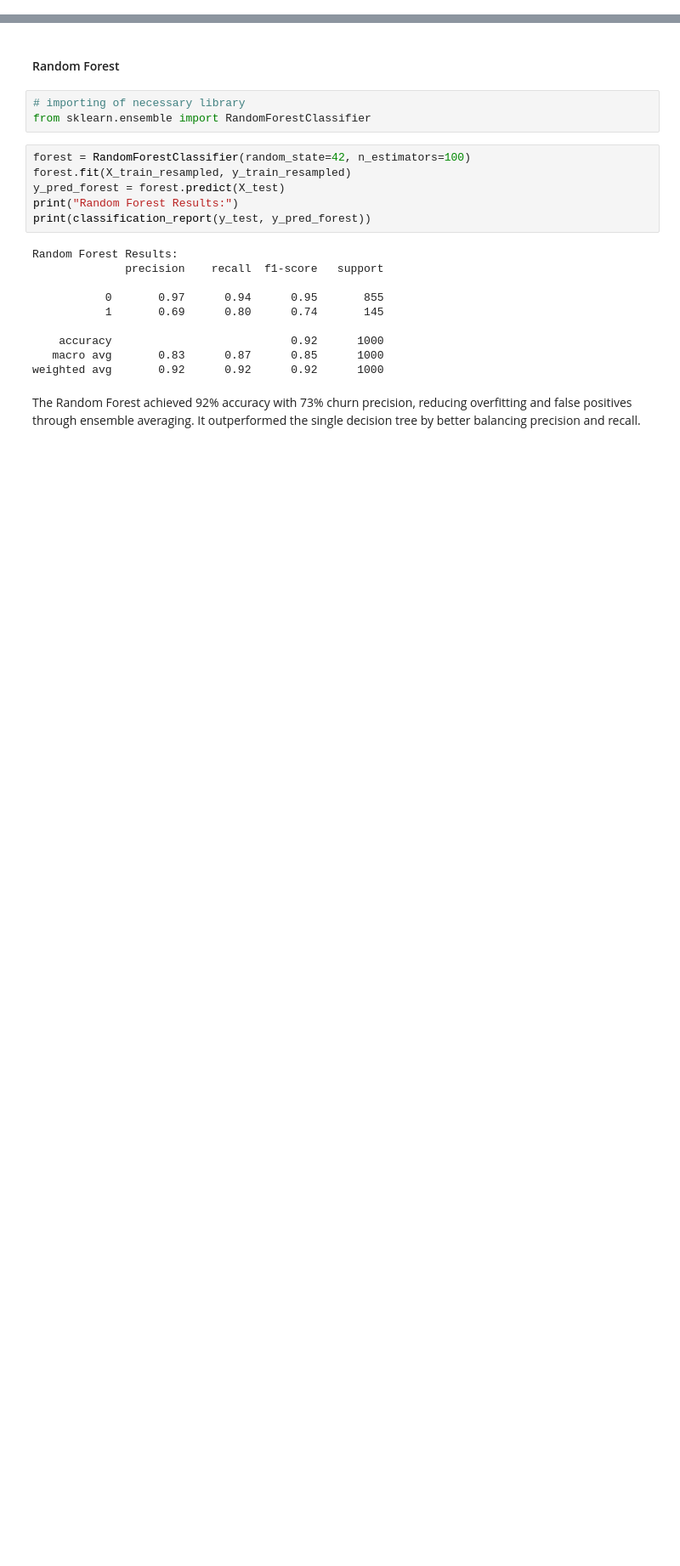
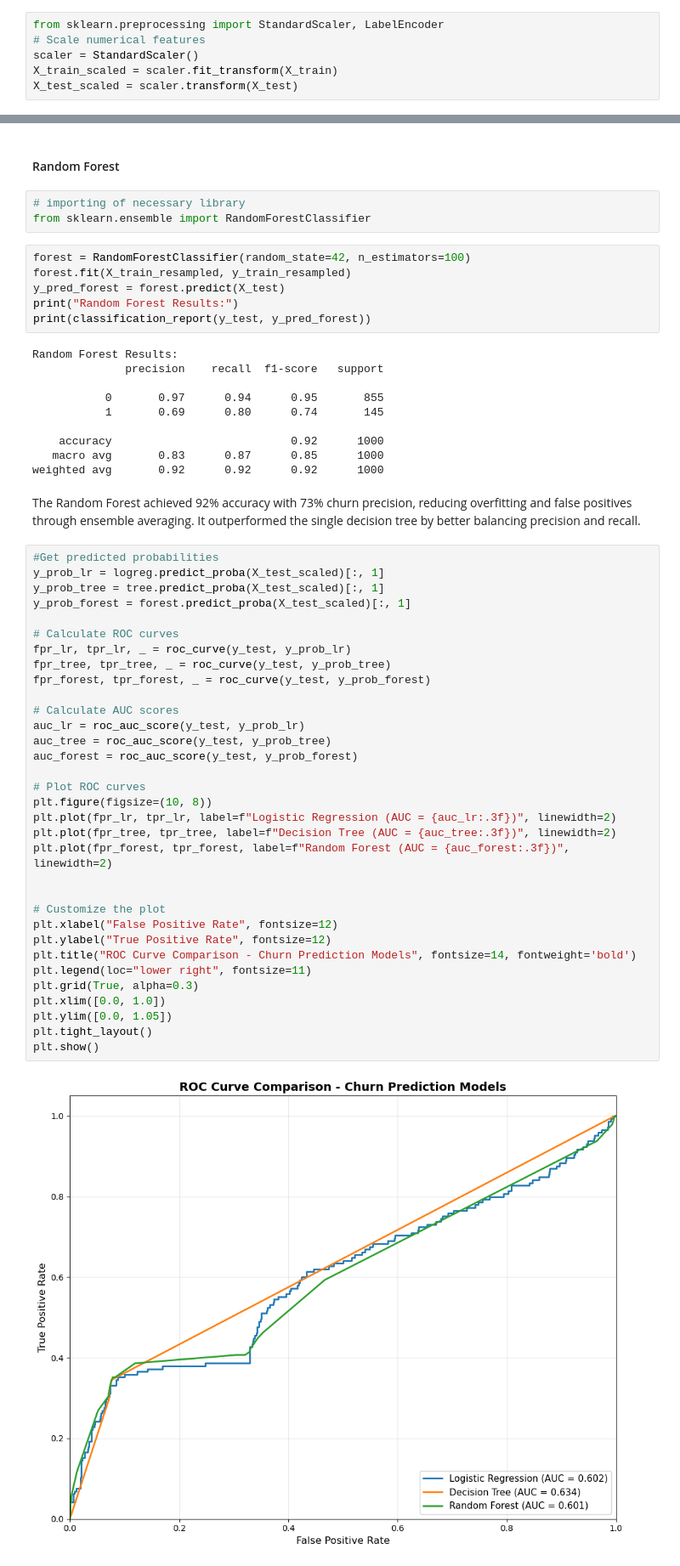
Before and after one commit to Limo-Vincent/Group_9_Phase_3_project, a Jupyter notebook: jupyter_notebook.ipynb, the cells around one changed output, grey strips where cells are left out. Shown: that part at 85% size. Saved outputs shown, nothing was run; the diff lists cells and outputs as text; blank space fills up the shorter version.

Commit message:
final modelling

```diff
--- a/jupyter_notebook.ipynb
+++ b/jupyter_notebook.ipynb
@@ -470,6 +470,12 @@ After SMOTE: churn
 0    1995
 1    1995
 Name: count, dtype: int64
+# %%
+from sklearn.preprocessing import StandardScaler, LabelEncoder
+# Scale numerical features
+scaler = StandardScaler()
+X_train_scaled = scaler.fit_transform(X_train)
+X_test_scaled = scaler.transform(X_test)
 # %% [markdown]
 ### Modelling
 # %% [markdown]
@@ -566,3 +572,38 @@ Random Forest Results:
 weighted avg       0.92      0.92      0.92      1000
 # %% [markdown]
 The Random Forest achieved 92% accuracy with 73% churn precision, reducing overfitting and false positives through ensemble averaging. It outperformed the single decision tree by better balancing precision and recall.
+# %%
+#Get predicted probabilities
+y_prob_lr = logreg.predict_proba(X_test_scaled)[:, 1]
+y_prob_tree = tree.predict_proba(X_test_scaled)[:, 1]
+y_prob_forest = forest.predict_proba(X_test_scaled)[:, 1]
+
+# Calculate ROC curves
+fpr_lr, tpr_lr, _ = roc_curve(y_test, y_prob_lr)
+fpr_tree, tpr_tree, _ = roc_curve(y_test, y_prob_tree)
+fpr_forest, tpr_forest, _ = roc_curve(y_test, y_prob_forest)
+
+# Calculate AUC scores
+auc_lr = roc_auc_score(y_test, y_prob_lr)
+auc_tree = roc_auc_score(y_test, y_prob_tree)
+auc_forest = roc_auc_score(y_test, y_prob_forest)
+
+# Plot ROC curves
+plt.figure(figsize=(10, 8))
+plt.plot(fpr_lr, tpr_lr, label=f"Logistic Regression (AUC = {auc_lr:.3f})", linewidth=2)
+plt.plot(fpr_tree, tpr_tree, label=f"Decision Tree (AUC = {auc_tree:.3f})", linewidth=2)
+plt.plot(fpr_forest, tpr_forest, label=f"Random Forest (AUC = {auc_forest:.3f})", linewidth=2)
+
+
+# Customize the plot
+plt.xlabel("False Positive Rate", fontsize=12)
+plt.ylabel("True Positive Rate", fontsize=12)
+plt.title("ROC Curve Comparison - Churn Prediction Models", fontsize=14, fontweight='bold')
+plt.legend(loc="lower right", fontsize=11)
+plt.grid(True, alpha=0.3)
+plt.xlim([0.0, 1.0])
+plt.ylim([0.0, 1.05])
+plt.tight_layout()
+plt.show()
+# %% [output]
+[figure, added]
```
Also changed, not shown: parts of 6 cells of this notebook.
